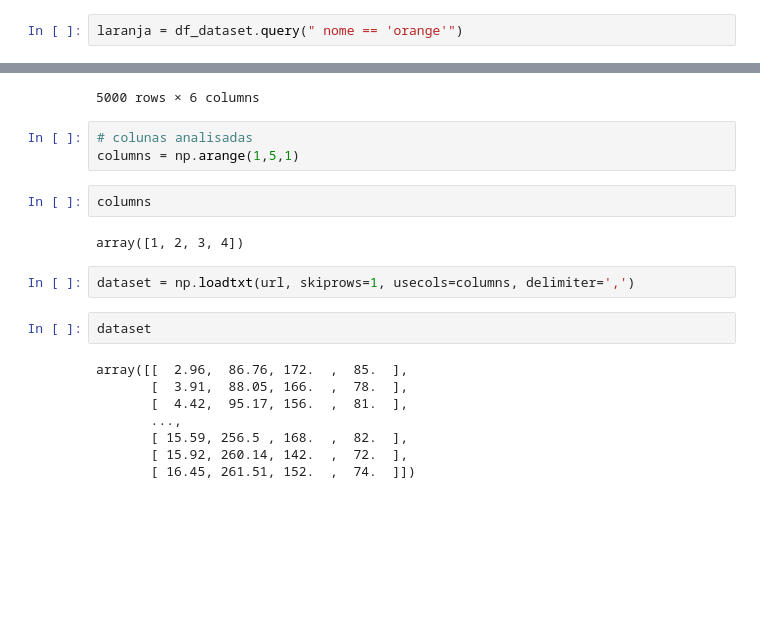
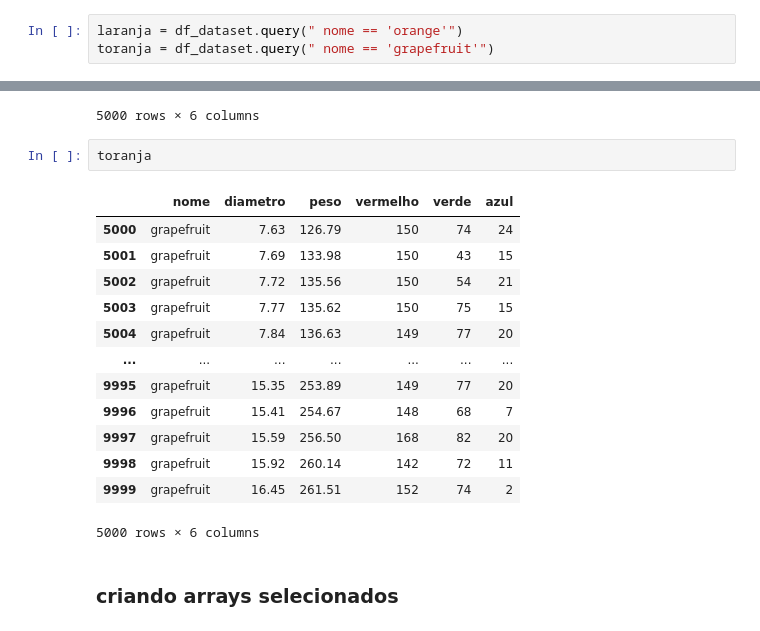
Before and after one commit to MaercioMamedes/numpy_alura, a Jupyter notebook: numpy.ipynb, the cells around one changed output, grey strips where cells are left out. Drawn from its saved outputs; the diff is of its cells as text; blank space fills up the shorter version.

```diff
--- a/numpy.ipynb
+++ b/numpy.ipynb
@@ -31,5 +63,6 @@ df_dataset
 # %%
 laranja = df_dataset.query(" nome == 'orange'")
+toranja = df_dataset.query(" nome == 'grapefruit'")
 # %%
 laranja
 # %% [output]
@@ -46,22 +79,21 @@ laranja
 | 4998 | orange | 12.75 | 230.13 | 159 | 87 | 5 |
 | 4999 | orange | 12.87 | 231.09 | 158 | 86 | 17 |
 5000 rows × 6 columns
-# %%
-# colunas analisadas
-columns = np.arange(1,5,1)
-# %%
-columns
-# %% [output]
-array([1, 2, 3, 4])
-# %%
-dataset = np.loadtxt(url, skiprows=1, usecols=columns, delimiter=',')
-# %%
-dataset
-# %% [output]
-array([[  2.96,  86.76, 172.  ,  85.  ],
-       [  3.91,  88.05, 166.  ,  78.  ],
-       [  4.42,  95.17, 156.  ,  81.  ],
-       ...,
-       [ 15.59, 256.5 , 168.  ,  82.  ],
-       [ 15.92, 260.14, 142.  ,  72.  ],
-       [ 16.45, 261.51, 152.  ,  74.  ]])
+# %%
+toranja
+# %% [output]
+|  | nome | diametro | peso | vermelho | verde | azul |
+| 5000 | grapefruit | 7.63 | 126.79 | 150 | 74 | 24 |
+| 5001 | grapefruit | 7.69 | 133.98 | 150 | 43 | 15 |
+| 5002 | grapefruit | 7.72 | 135.56 | 150 | 54 | 21 |
+| 5003 | grapefruit | 7.77 | 135.62 | 150 | 75 | 15 |
+| 5004 | grapefruit | 7.84 | 136.63 | 149 | 77 | 20 |
+| ... | ... | ... | ... | ... | ... | ... |
+| 9995 | grapefruit | 15.35 | 253.89 | 149 | 77 | 20 |
+| 9996 | grapefruit | 15.41 | 254.67 | 148 | 68 | 7 |
+| 9997 | grapefruit | 15.59 | 256.50 | 168 | 82 | 20 |
+| 9998 | grapefruit | 15.92 | 260.14 | 142 | 72 | 11 |
+| 9999 | grapefruit | 16.45 | 261.51 | 152 | 74 | 2 |
+5000 rows × 6 columns
+# %% [markdown]
+### criando arrays selecionados
```
Also changed, not shown: parts of 12 cells of this notebook.
